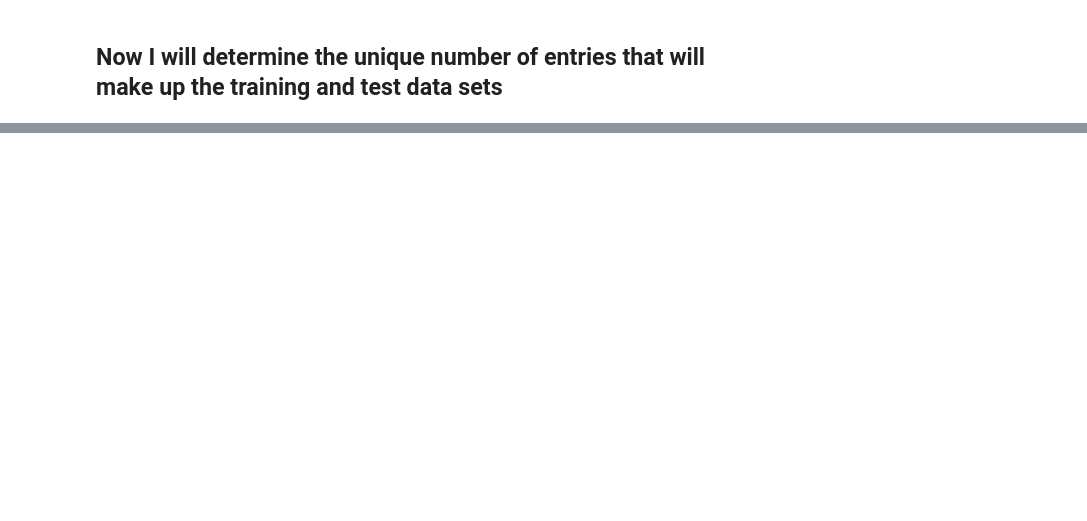
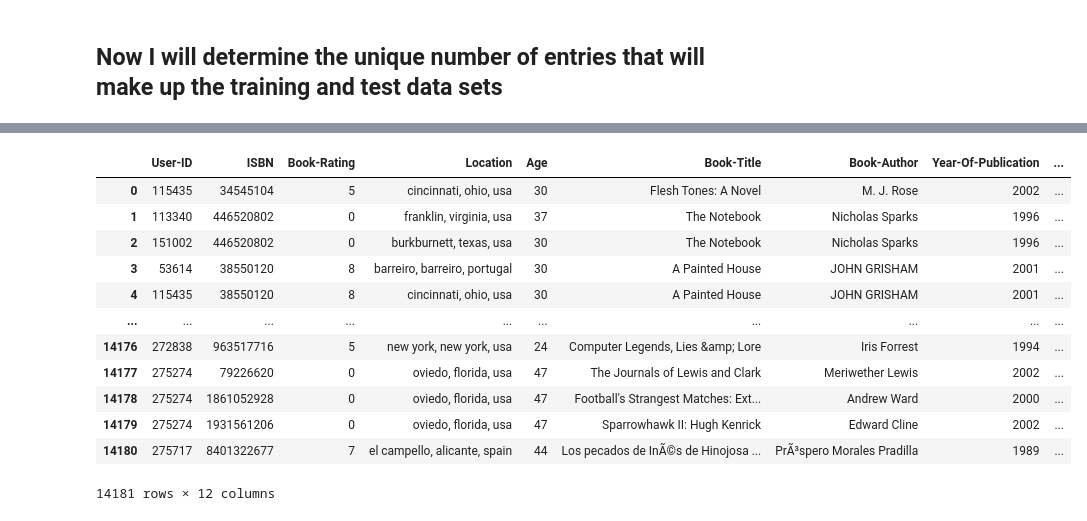
Before and after one commit to rejohnsonjr/Springboard_DS_Track, a Jupyter notebook: Capstone_2.ipynb, the cells around one changed output, grey strips where cells are left out. Cells and saved outputs as stored; diff of their text form; code cells hidden in the pictures; blank space fills up the shorter version.

```diff
--- a/Capstone_2.ipynb
+++ b/Capstone_2.ipynb
@@ -236,0 +281,24 @@ Average number of ratings per user 11.195101296332487
+# %%
+#bookIndex = data.groupby("ISBN").count().sort_values(by="BookRating", ascending=False)[0:1200].index
+#ratingX2 = data[data.ISBN.isin(bookIndex)]
+#ratingX2.count()
+
+userIndex = data.groupby('UserID').count().sort_values(by="BookRating", ascending=False).sample(n=1200, random_state=88).index
+ratingX3 = data[data.UserID.isin(userIndex)]
+ratingX3.count()
+
+books = ratingX3.ISBN.unique()
+booksDF = pd.DataFrame(data=books, columns=['orginalISBN'])
+booksDF['newISBN'] = booksDF.index+1
+
+users = ratingX3.ISBN.unique()
+usersDF = pd.DataFrame(data=users, columns=['orginalUserID'])
+usersDF['newUserID'] = usersDF.index+1
+
+ratingX3 = ratingX3.merge(booksDF, left_on='ISBN',  right_on='orginalISBN')
+
+ratingX3.drop(labels='orginalISBN', axis=1, inplace=True)
+
+#ratingX3 = ratingX3.merge(usersDF, left_on='UserID', right_on='orginalUserID')
+
+#ratingX3.drop(labels='orginalUserID', axis=1, inplace=True)
@@ -236,0 +326,16 @@ Average number of ratings per user 11.195101296332487
+# %%
+ratingX3
+# %% [output]
+|  | User-ID | ISBN | Book-Rating | Location | Age | Book-Title | Book-Author | Year-Of-Publication | ... |
+| 0 | 115435 | 34545104 | 5 | cincinnati, ohio, usa | 30 | Flesh Tones: A Novel | M. J. Rose | 2002 | ... |
+| 1 | 113340 | 446520802 | 0 | franklin, virginia, usa | 37 | The Notebook | Nicholas Sparks | 1996 | ... |
+| 2 | 151002 | 446520802 | 0 | burkburnett, texas, usa | 30 | The Notebook | Nicholas Sparks | 1996 | ... |
+| 3 | 53614 | 38550120 | 8 | barreiro, barreiro, portugal | 30 | A Painted House | JOHN GRISHAM | 2001 | ... |
+| 4 | 115435 | 38550120 | 8 | cincinnati, ohio, usa | 30 | A Painted House | JOHN GRISHAM | 2001 | ... |
+| ... | ... | ... | ... | ... | ... | ... | ... | ... | ... |
+| 14176 | 272838 | 963517716 | 5 | new york, new york, usa | 24 | Computer Legends, Lies &amp; Lore | Iris Forrest | 1994 | ... |
+| 14177 | 275274 | 79226620 | 0 | oviedo, florida, usa | 47 | The Journals of Lewis and Clark | Meriwether Lewis | 2002 | ... |
+| 14178 | 275274 | 1861052928 | 0 | oviedo, florida, usa | 47 | Football's Strangest Matches: Ext... | Andrew Ward | 2000 | ... |
+| 14179 | 275274 | 1931561206 | 0 | oviedo, florida, usa | 47 | Sparrowhawk II: Hugh Kenrick | Edward Cline | 2002 | ... |
+| 14180 | 275717 | 8401322677 | 7 | el campello, alicante, spain | 44 | Los pecados de InÃ©s de Hinojosa ... | PrÃ³spero Morales Pradilla | 1989 | ... |
+14181 rows × 12 columns
```
Also changed, not shown: parts of 32 cells of this notebook.
